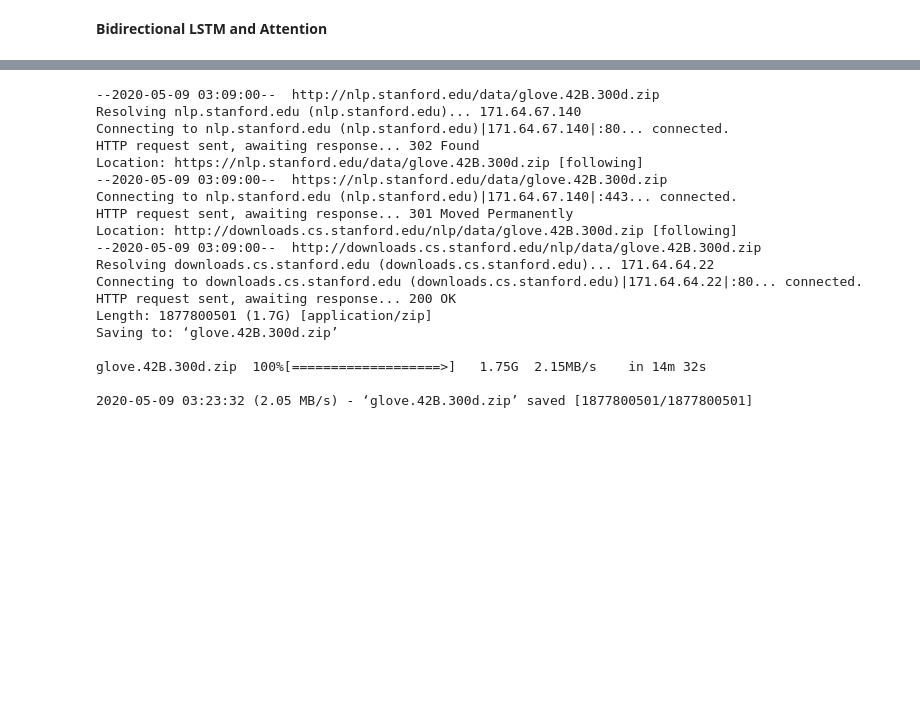
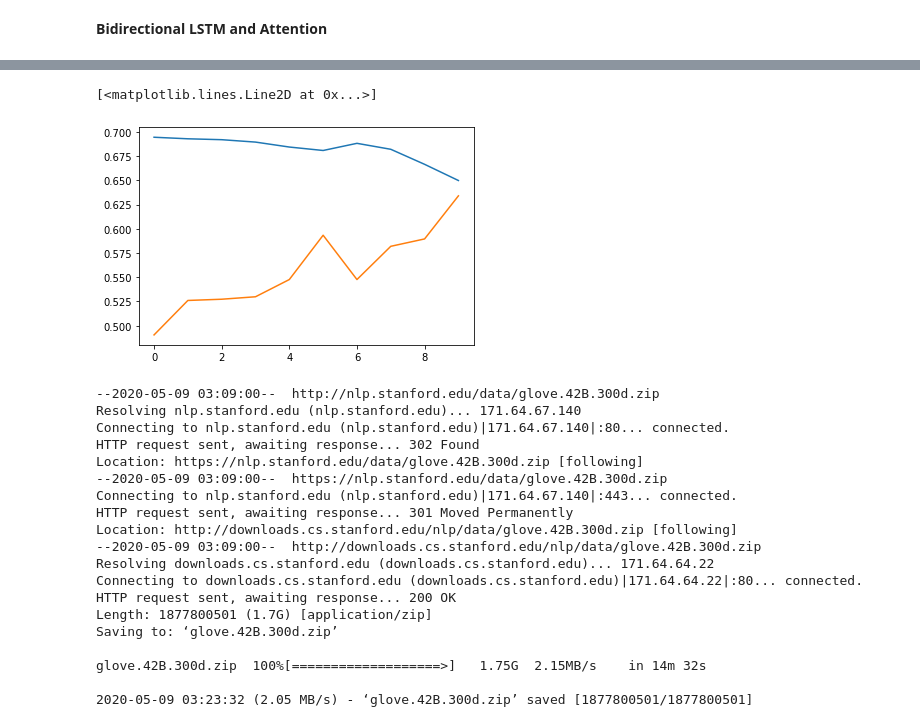
Before and after one commit to amank56/Stock-prediction, a Jupyter notebook: Stock_pridict_bidirectional_attention_lstm.ipynb, the cells around one changed output, grey strips where cells are left out. Saved outputs shown, nothing was run; the diff lists cells and outputs as text; code cells hidden in the pictures; blank space fills up the shorter version.

```diff
--- a/Stock_pridict_bidirectional_attention_lstm.ipynb
+++ b/Stock_pridict_bidirectional_attention_lstm.ipynb
@@ -352,11 +457,15 @@ def BiDirRNNWithAttention(maxlen, max_features, embed_size, embedding_matrix):
     inp = Input(shape=(maxlen, ))
     x = Embedding(max_features, embed_size, weights=[embedding_matrix],
                   trainable=False)(inp)
-    x = Bidirectional(LSTM(300, return_sequences=True, dropout=0.25,
+    x = Bidirectional(LSTM(200, return_sequences=True, dropout=0.25,
                            recurrent_dropout=0.25))(x)
     x = Attention(maxlen)(x)
     x = Dense(256, activation="relu")(x)
-    x = Dropout(0.25)(x)
-    x = Dense(6, activation="sigmoid")(x)
+    x = Dropout(0.50)(x)
+    x = Dense(1, activation="sigmoid")(x)
     model = Model(inputs=inp, outputs=x)
     return model
+# %%
+Atnmodel2 = BiDirRNNWithAttention(maxlen, max_features, embed_size, embedding_vector)
+Atnmodel2.summary()
+Atnmodel2.compile(loss='binary_crossentropy',optimizer=RMSprop(),metrics=['accuracy'])
@@ -362,0 +490,4 @@ def BiDirRNNWithAttention(maxlen, max_features, embed_size, embedding_matrix):
+# %%
+#without early stopping
+historyBiDirAttn2=Atnmodel2.fit(sequences_matrix,Y_train,batch_size=128,epochs=10,
+          validation_split=0.2)
@@ -362,0 +512,6 @@ def BiDirRNNWithAttention(maxlen, max_features, embed_size, embedding_matrix):
+# %%
+accr_bi2 = Atnmodel2.evaluate(test_sequences_matrix,Y_test)
+print('Bidirectional LSTM attn 2- Test set\n  Loss: {:0.3f}\n  Accuracy: {:0.3f}'.format(accr_bi2[0],accr_bi2[1]))
+plt.plot(historyBiDirAttn2.history['loss'])
+plt.plot(historyBiDirAttn2.history['accuracy'])
+# %% [output]
@@ -363,3 +522,5 @@ def BiDirRNNWithAttention(maxlen, max_features, embed_size, embedding_matrix):
+[<matplotlib.lines.Line2D at 0x...>]
+[figure, added]
 # %%
 !wget http://nlp.stanford.edu/data/glove.42B.300d.zip
 # %% [output]
```
Also changed, not shown: parts of 20 cells of this notebook.
